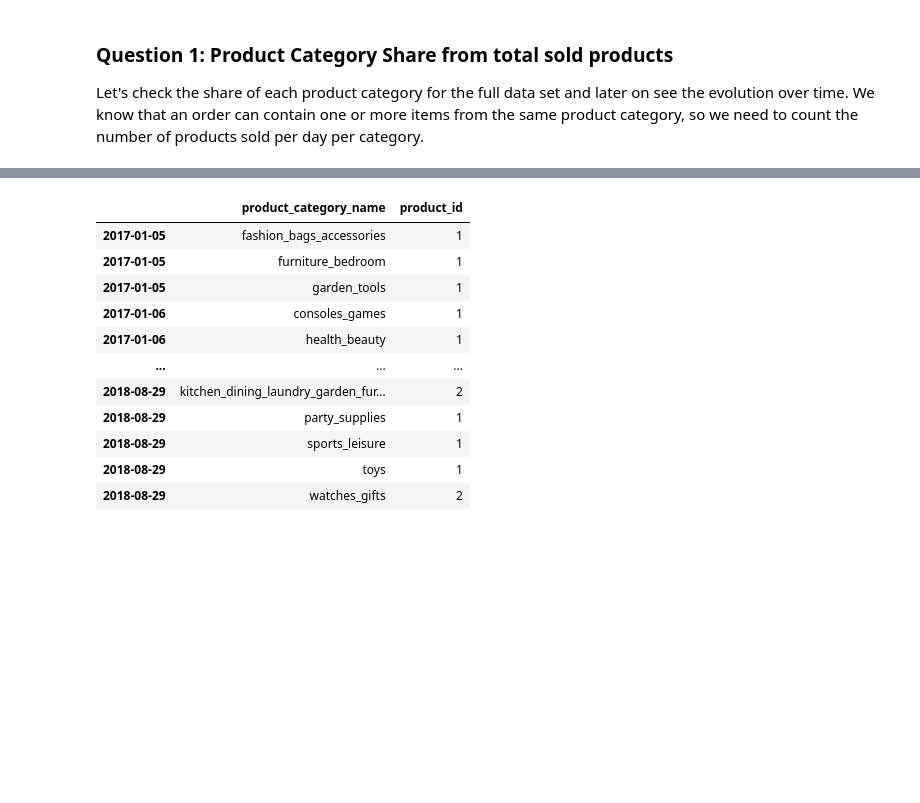
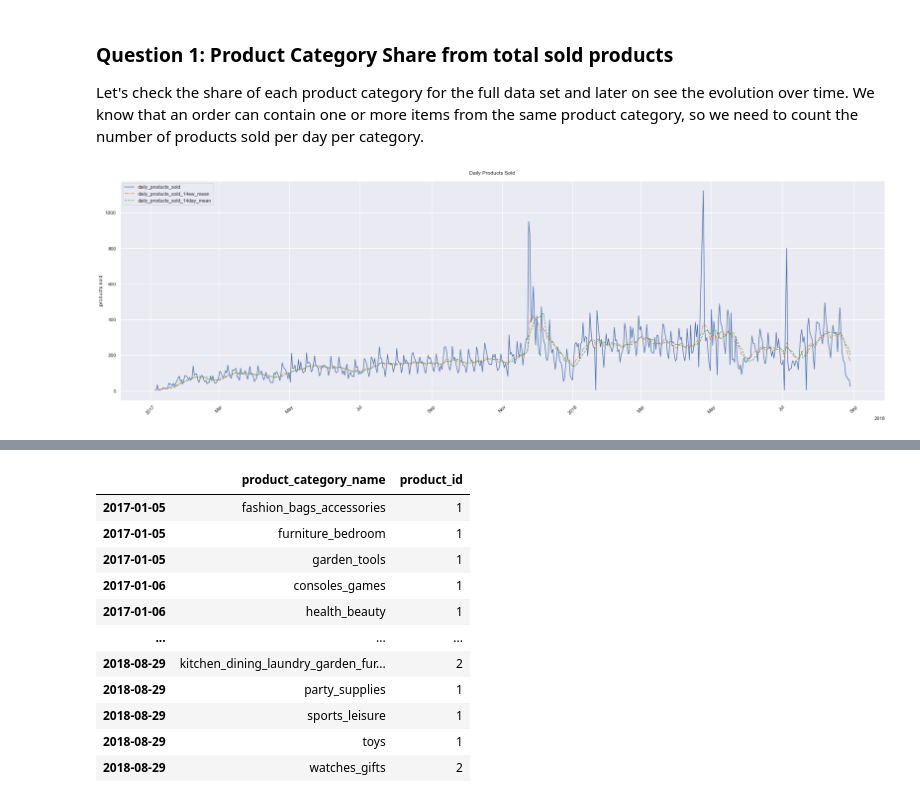
Before and after one commit to edson-github/udacity_ds_nanodg_blog_post, a Jupyter notebook: olist_ecommerce_eda/eda.ipynb, the cells around one changed output, grey strips where cells are left out. Saved outputs shown, nothing was run; the diff lists cells and outputs as text; code cells hidden in the pictures; blank space fills up the shorter version.

```diff
--- a/olist_ecommerce_eda/eda.ipynb
+++ b/olist_ecommerce_eda/eda.ipynb
@@ -647,3 +649,9 @@ Having analyzed the basic trends and orders, let's refocus on our business quest
 # %% [markdown]
 ### Question 1: Product Category Share from total sold products
 Let's check the share of each product category for the full data set and later on see the evolution over time. We know that an order can contain one or more items from the same product category, so we need to count the number of products sold per day per category.
+# %%
+products_daily = osc_df.groupby(pd.to_datetime(osc_df.index.date))['product_id'].count().to_frame()
+products_daily.columns = ['daily_products_sold']
+plot_cols(products_daily, ['daily_products_sold'], "products sold", 'Daily Products Sold', filename='graphs_tables/daily_products_sold_plot.png', window=14, means=['ew', 'rolling'])
+# %% [output]
+[figure, added]
```
Also changed, not shown: parts of 50 cells of this notebook, 12 other files.
